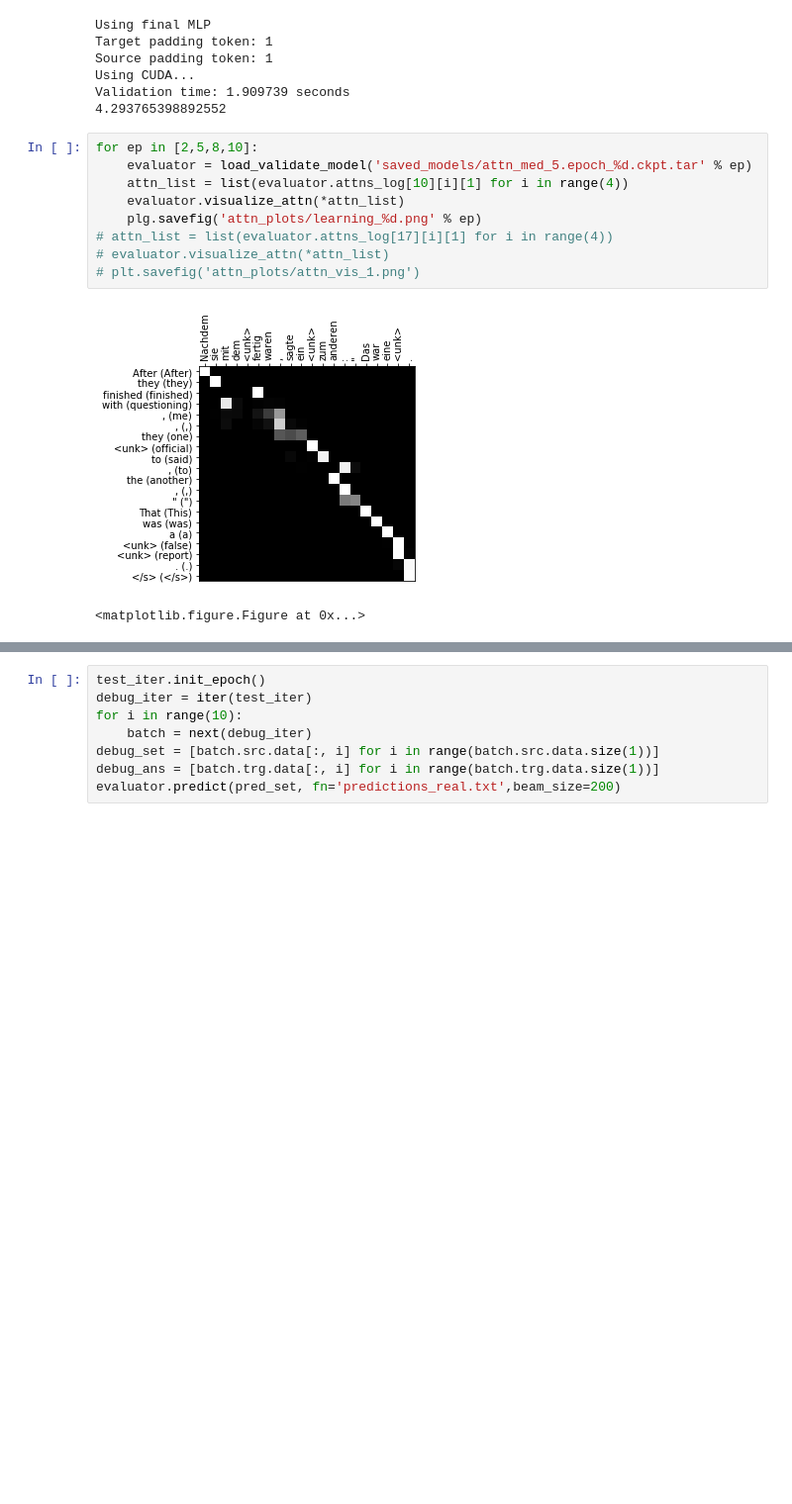
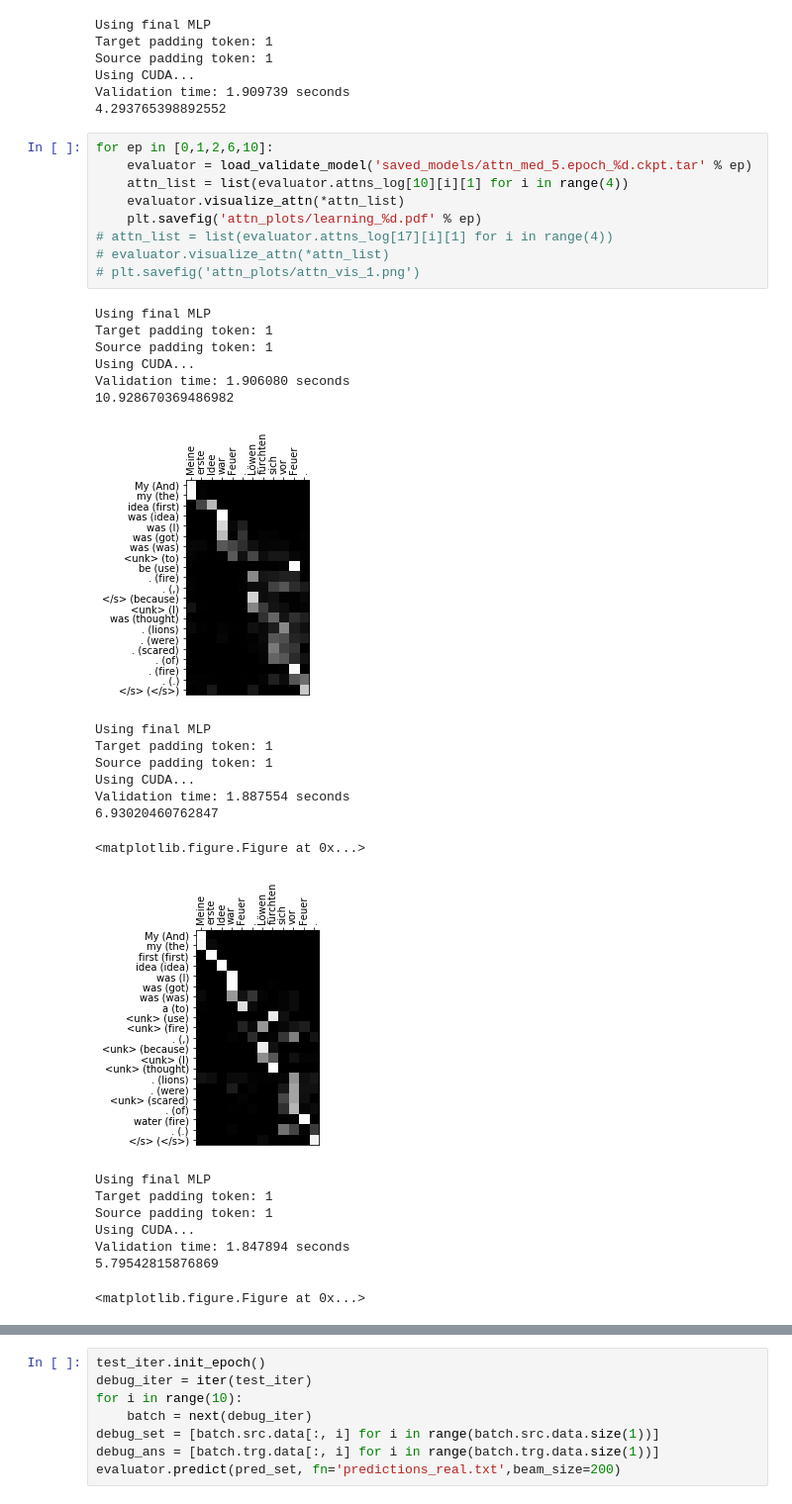
Before and after one commit to emptycrown/cs287-nlp, a Jupyter notebook: hw3/HW3-models-Noah-2.ipynb, the cells around one changed output, grey strips where cells are left out. Shown at 99% size. Drawn from its saved outputs; the diff is of its cells as text; blank space fills up the shorter version.

```diff
--- a/hw3/HW3-models-Noah-2.ipynb
+++ b/hw3/HW3-models-Noah-2.ipynb
@@ -329,14 +329,34 @@ Using CUDA...
 Validation time: 1.909739 seconds
 4.293765398892552
 # %%
-for ep in [2,5,8,10]:
+for ep in [0,1,2,6,10]:
     evaluator = load_validate_model('saved_models/attn_med_5.epoch_%d.ckpt.tar' % ep)
     attn_list = list(evaluator.attns_log[10][i][1] for i in range(4))
     evaluator.visualize_attn(*attn_list)
-    plg.savefig('attn_plots/learning_%d.png' % ep)
+    plt.savefig('attn_plots/learning_%d.pdf' % ep)
 # attn_list = list(evaluator.attns_log[17][i][1] for i in range(4))
 # evaluator.visualize_attn(*attn_list)
 # plt.savefig('attn_plots/attn_vis_1.png')
 # %% [output]
+Using final MLP
+Target padding token: 1
+Source padding token: 1
+Using CUDA...
+Validation time: 1.906080 seconds
+10.928670369486982
-[figure, old version]
+[figure, new version]
-<matplotlib.figure.Figure at 0x...>
+Using final MLP
+Target padding token: 1
+Source padding token: 1
+Using CUDA...
+Validation time: 1.887554 seconds
+6.93020460762847
+<matplotlib.figure.Figure at 0x...>
+[figure, added]
+Using final MLP
+Target padding token: 1
+Source padding token: 1
+Using CUDA...
+Validation time: 1.847894 seconds
+5.79542815876869
+<matplotlib.figure.Figure at 0x...>
```
Also changed, not shown: parts of 1 cell of this notebook, 5 other files.
